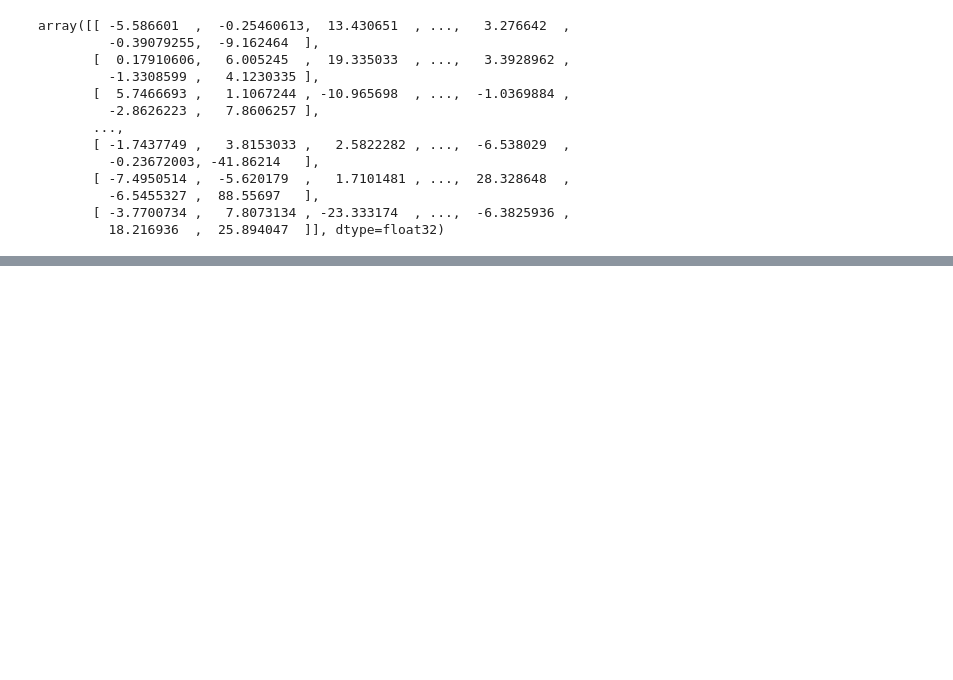
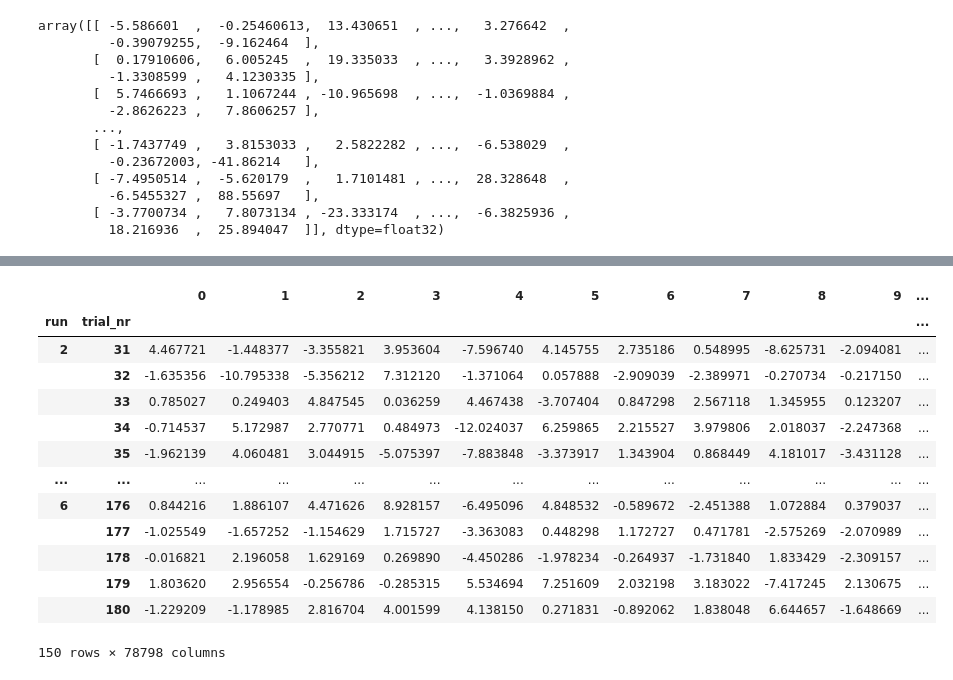
Before and after one commit to mrenke/numrisk, a Jupyter notebook: numrisk/fmri_analysis/encoding_model/debug_fitnPRFcv_stim2_sub-3-21.ipynb, the cells around one changed output, grey strips where cells are left out. Drawn from its saved outputs; the diff is of its cells as text; code cells hidden in the pictures; blank space fills up the shorter version.

```diff
--- a/numrisk/fmri_analysis/encoding_model/debug_fitnPRFcv_stim2_sub-3-21.ipynb
+++ b/numrisk/fmri_analysis/encoding_model/debug_fitnPRFcv_stim2_sub-3-21.ipynb
@@ -144,0 +145,10 @@ data = pd.DataFrame(tmp, index=paradigm.index)
+# %%
+from numrisk.utils import Subject
+bids_folder = '/Users/mrenke/data/ds-dnumrisk'
+session = 1
+n_stim = 2 # we are interested in activity from the second stimulus
+base_dir = f'glm_stim{n_stim}.denoise'
+runs = range(1, 7)
+subject_id = 1
+subject = f'{int(subject_id):02d}'
+sub = Subject(subject_id, bids_folder=bids_folder)
@@ -144,0 +203,28 @@ data = pd.DataFrame(tmp, index=paradigm.index)
+# %%
+sub = Subject(subject_id, bids_folder)
+behavior = sub.get_behavior_magjudge()
+paradigm = np.log(behavior[['n1', 'n2']].copy()).dropna().droplevel('subject')
+
+data = sub.get_single_trial_volume(session, n_stim=n_stim, roi=None,smoothed=False, denoise=True).astype(np.float32)
+data.index = paradigm.index
+# %%
+test_run = 1
+test_data, test_paradigm = data.loc[test_run].copy(), paradigm.loc[test_run].copy()
+train_data, train_paradigm = data.drop(test_run, level='run').copy(), paradigm.drop(test_run, level='run').copy()
+# %%
+train_data
+# %% [output]
+|  |  | 0 | 1 | 2 | 3 | 4 | 5 | 6 | 7 | 8 | 9 | ... |
+| run | trial_nr |  |  |  |  |  |  |  |  |  |  | ... |
+| 2 | 31 | 4.467721 | -1.448377 | -3.355821 | 3.953604 | -7.596740 | 4.145755 | 2.735186 | 0.548995 | -8.625731 | -2.094081 | ... |
+|  | 32 | -1.635356 | -10.795338 | -5.356212 | 7.312120 | -1.371064 | 0.057888 | -2.909039 | -2.389971 | -0.270734 | -0.217150 | ... |
+|  | 33 | 0.785027 | 0.249403 | 4.847545 | 0.036259 | 4.467438 | -3.707404 | 0.847298 | 2.567118 | 1.345955 | 0.123207 | ... |
+|  | 34 | -0.714537 | 5.172987 | 2.770771 | 0.484973 | -12.024037 | 6.259865 | 2.215527 | 3.979806 | 2.018037 | -2.247368 | ... |
+|  | 35 | -1.962139 | 4.060481 | 3.044915 | -5.075397 | -7.883848 | -3.373917 | 1.343904 | 0.868449 | 4.181017 | -3.431128 | ... |
+| ... | ... | ... | ... | ... | ... | ... | ... | ... | ... | ... | ... | ... |
+| 6 | 176 | 0.844216 | 1.886107 | 4.471626 | 8.928157 | -6.495096 | 4.848532 | -0.589672 | -2.451388 | 1.072884 | 0.379037 | ... |
+|  | 177 | -1.025549 | -1.657252 | -1.154629 | 1.715727 | -3.363083 | 0.448298 | 1.172727 | 0.471781 | -2.575269 | -2.070989 | ... |
+|  | 178 | -0.016821 | 2.196058 | 1.629169 | 0.269890 | -4.450286 | -1.978234 | -0.264937 | -1.731840 | 1.833429 | -2.309157 | ... |
+|  | 179 | 1.803620 | 2.956554 | -0.256786 | -0.285315 | 5.534694 | 7.251609 | 2.032198 | 3.183022 | -7.417245 | 2.130675 | ... |
+|  | 180 | -1.229209 | -1.178985 | 2.816704 | 4.001599 | 4.138150 | 0.271831 | -0.892062 | 1.838048 | 6.644657 | -1.648669 | ... |
+150 rows × 78798 columns
```
Also changed, not shown: parts of 14 cells of this notebook, 3 other files.
